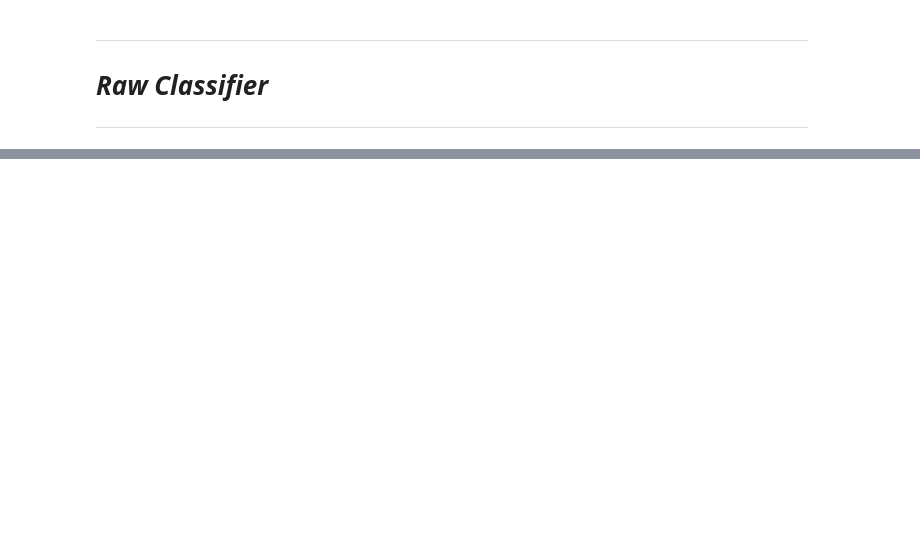
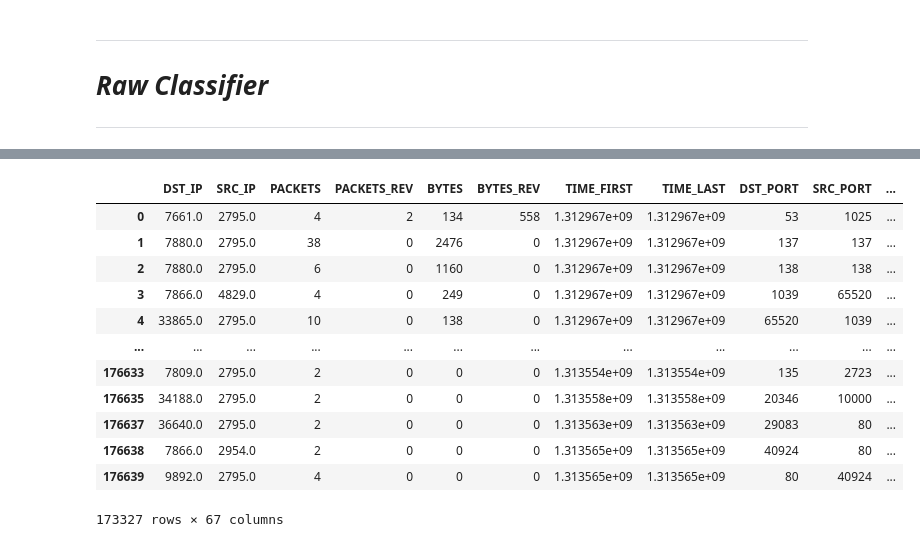
Before and after one commit to BKamyk/MachineLearning, a Jupyter notebook: Project3/workspace_p3/network_core.ipynb, the cells around one changed output, grey strips where cells are left out. Drawn from its saved outputs; the diff is of its cells as text; code cells hidden in the pictures; blank space fills up the shorter version.

```diff
--- a/Project3/workspace_p3/network_core.ipynb
+++ b/Project3/workspace_p3/network_core.ipynb
@@ -137,3 +188,6 @@ SPECTRAL_CREST       75.588202
 SPECTRAL_FLUX        75.588202
 PERIODICITY_SCDF     75.588202
 dtype: float64
+# %%
+nulls_to_get_rid_of = nulls_percentage[nulls_percentage>50]
+len(nulls_to_get_rid_of)
@@ -200,0 +317,25 @@ weighted avg       1.00      1.00      1.00    141312
+# %%
+raw_data = pd.read_csv('attachments_p3/Data_set_task_3.csv')
+pipeline = make_pipeline(
+    DropColumnTransformer(nulls_to_get_rid_of.index),
+    DropColumnTransformer(['Unnamed: 0', 'Unnamed: 0.1']),
+    CustomOrdinalEncoder(['DST_IP', 'SRC_IP', 'LABEL'], 'use_encoded_value'),
+
+)
+cleaned_data = pipeline.fit_transform(raw_data)
+cleaned_data = cleaned_data.dropna(subset=['TIME_DISTRIBUTION', 'NORMAL_DISTRIBUTION', 'AREA_VALUES_DISTRIBUTION', 'MEAN_SCALED_DIFFTIMES'])
+cleaned_data
+# %% [output]
+|  | DST_IP | SRC_IP | PACKETS | PACKETS_REV | BYTES | BYTES_REV | TIME_FIRST | TIME_LAST | DST_PORT | SRC_PORT | ... |
+| 0 | 7661.0 | 2795.0 | 4 | 2 | 134 | 558 | 1.312967e+09 | 1.312967e+09 | 53 | 1025 | ... |
+| 1 | 7880.0 | 2795.0 | 38 | 0 | 2476 | 0 | 1.312967e+09 | 1.312967e+09 | 137 | 137 | ... |
+| 2 | 7880.0 | 2795.0 | 6 | 0 | 1160 | 0 | 1.312967e+09 | 1.312967e+09 | 138 | 138 | ... |
+| 3 | 7866.0 | 4829.0 | 4 | 0 | 249 | 0 | 1.312967e+09 | 1.312967e+09 | 1039 | 65520 | ... |
+| 4 | 33865.0 | 2795.0 | 10 | 0 | 138 | 0 | 1.312967e+09 | 1.312967e+09 | 65520 | 1039 | ... |
+| ... | ... | ... | ... | ... | ... | ... | ... | ... | ... | ... | ... |
+| 176633 | 7809.0 | 2795.0 | 2 | 0 | 0 | 0 | 1.313554e+09 | 1.313554e+09 | 135 | 2723 | ... |
+| 176635 | 34188.0 | 2795.0 | 2 | 0 | 0 | 0 | 1.313558e+09 | 1.313558e+09 | 20346 | 10000 | ... |
+| 176637 | 36640.0 | 2795.0 | 2 | 0 | 0 | 0 | 1.313563e+09 | 1.313563e+09 | 29083 | 80 | ... |
+| 176638 | 7866.0 | 2954.0 | 2 | 0 | 0 | 0 | 1.313565e+09 | 1.313565e+09 | 40924 | 80 | ... |
+| 176639 | 9892.0 | 2795.0 | 4 | 0 | 0 | 0 | 1.313565e+09 | 1.313565e+09 | 80 | 40924 | ... |
+173327 rows × 67 columns
```
Also changed, not shown: parts of 50 cells of this notebook, 1 other file.
